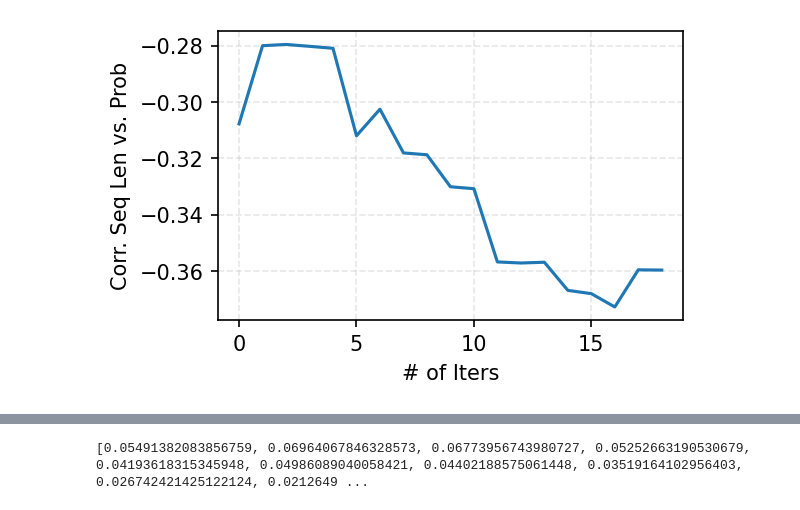
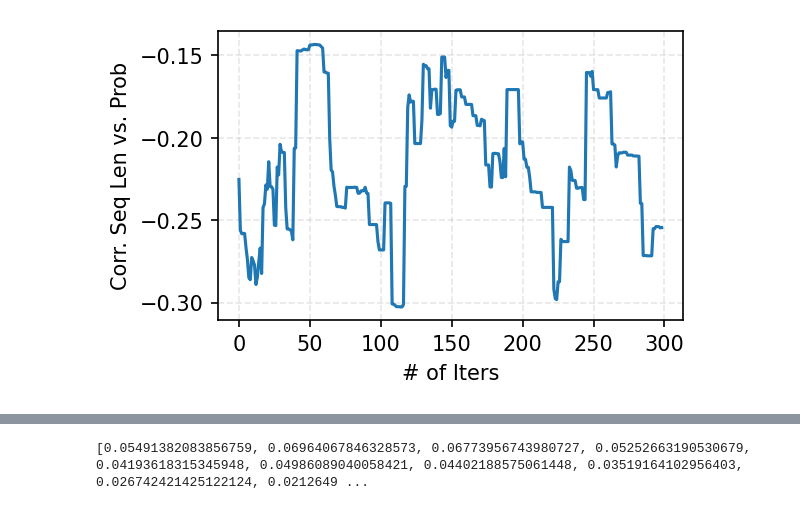
Before and after one commit to chengzhi-lu/vllm, a Jupyter notebook: examples/analysis/data/eos_pos_analysis.ipynb, the cells around one changed output, grey strips where cells are left out. Cells and saved outputs as stored; diff of their text form; code cells hidden in the pictures.

```diff
--- a/examples/analysis/data/eos_pos_analysis.ipynb
+++ b/examples/analysis/data/eos_pos_analysis.ipynb
@@ -6,10 +7,10 @@ import seaborn as sns
 # %%
-with open("eos_result/eos_result_batch.json", "r") as f:
+with open("eos_result/tmp_result_13b.json", "r") as f:
     result = json.load(f)
-with open("eos_result/tmp_result.json", "r") as f:
-    result1 = json.load(f)
-for key in result:
-    result[key] += result1[key]
+# with open("eos_result/tmp_result.json", "r") as f:
+#     result1 = json.load(f)
+# for key in result:
+#     result[key] += result1[key]
 eos_postions = result["eos_poss"]
 eos_probabilities = result["eos_probabilities"]
 df = pd.DataFrame(eos_postions).T
@@ -41,21 +26,21 @@ df_prob
 # %%
 corrs = []
 ratio = []
 count = df.describe().T["count"]
-for i in range(1, 20):
+for i in range(1, 300):
     df_eos_prob_count = df_prob[:i].describe().T[["count", "mean"]]
     df_eos_prob_count["count"] = count - i
     df_eos_prob_count = df_eos_prob_count[df_eos_prob_count["count"] > 0]
     ratio.append(df_eos_prob_count["count"]/df_eos_prob_count['mean'])
     corrs.append(df_eos_prob_count.corr(method="pearson").loc["mean", "count"])
 
 
 
 plt.figure(figsize=(4, 2.5), dpi=150)
 sns.lineplot(corrs)
 plt.xlabel("# of Iters")
 plt.ylabel("Corr. Seq Len vs. Prob")
 plt.grid(alpha=0.3, linestyle="--")
 # plt.savefig("fig/eos_corr.pdf")
 # %% [output]
-[figure, old version]
+[figure, new version]
```
Also changed, not shown: parts of 15 cells of this notebook, 20 other files.
